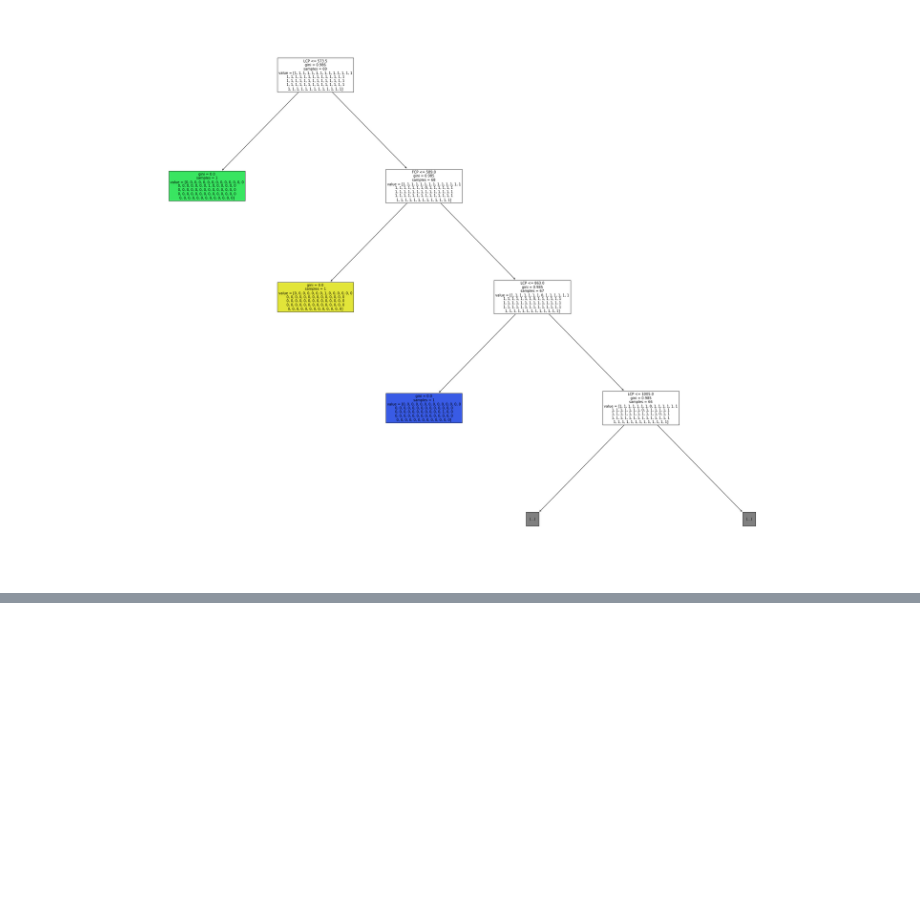
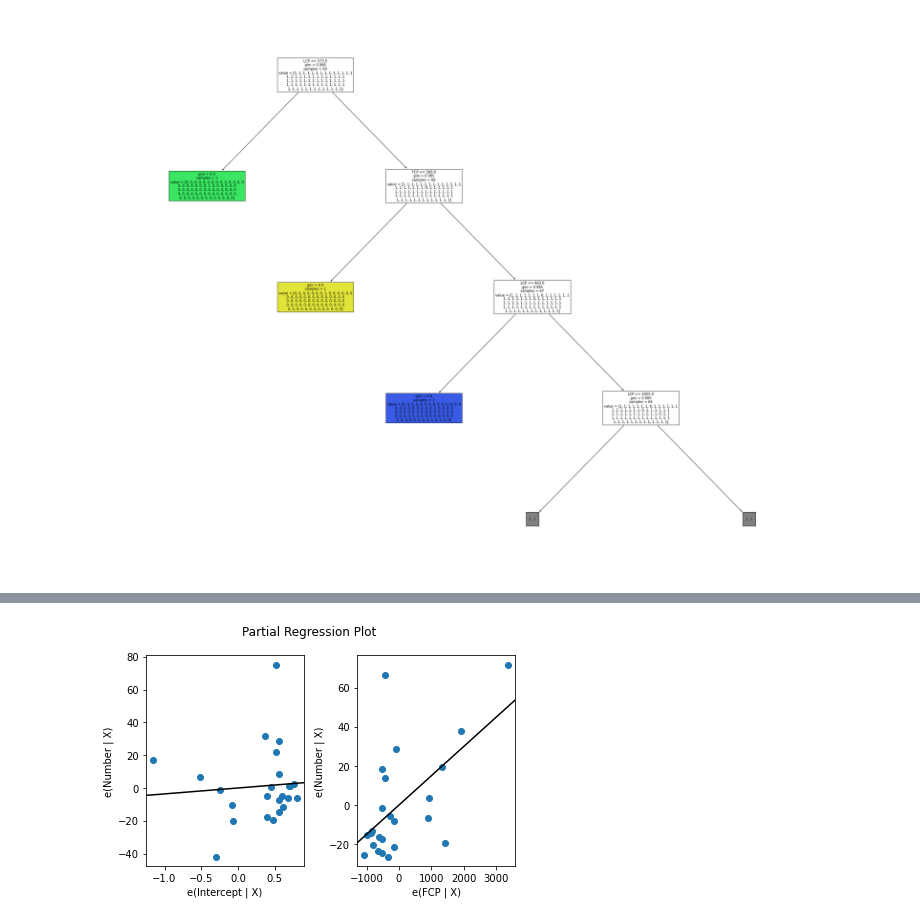
Before and after one commit to D-R-U-N-K-Data/SEO-De-Nieuwe-Zaak, a Jupyter notebook: DData - De Nieuwe Zaak - Verklarende Analyse.ipynb, the cells around one changed output, grey strips where cells are left out. Saved outputs shown, nothing was run; the diff lists cells and outputs as text; code cells hidden in the pictures; blank space fills up the shorter version.

```diff
--- a/DData - De Nieuwe Zaak - Verklarende Analyse.ipynb
+++ b/DData - De Nieuwe Zaak - Verklarende Analyse.ipynb
@@ -305,0 +403,7 @@ boom = tree.plot_tree(clf, max_depth = 3, fontsize=10, filled=True, feature_name
+# %%
+import statsmodels.api as sm
+
+fig = sm.graphics.plot_partregress_grid(model)
+fig.tight_layout(pad=1.0)
+# %% [output]
+[figure, added]
```
Also changed, not shown: parts of 14 cells of this notebook.
